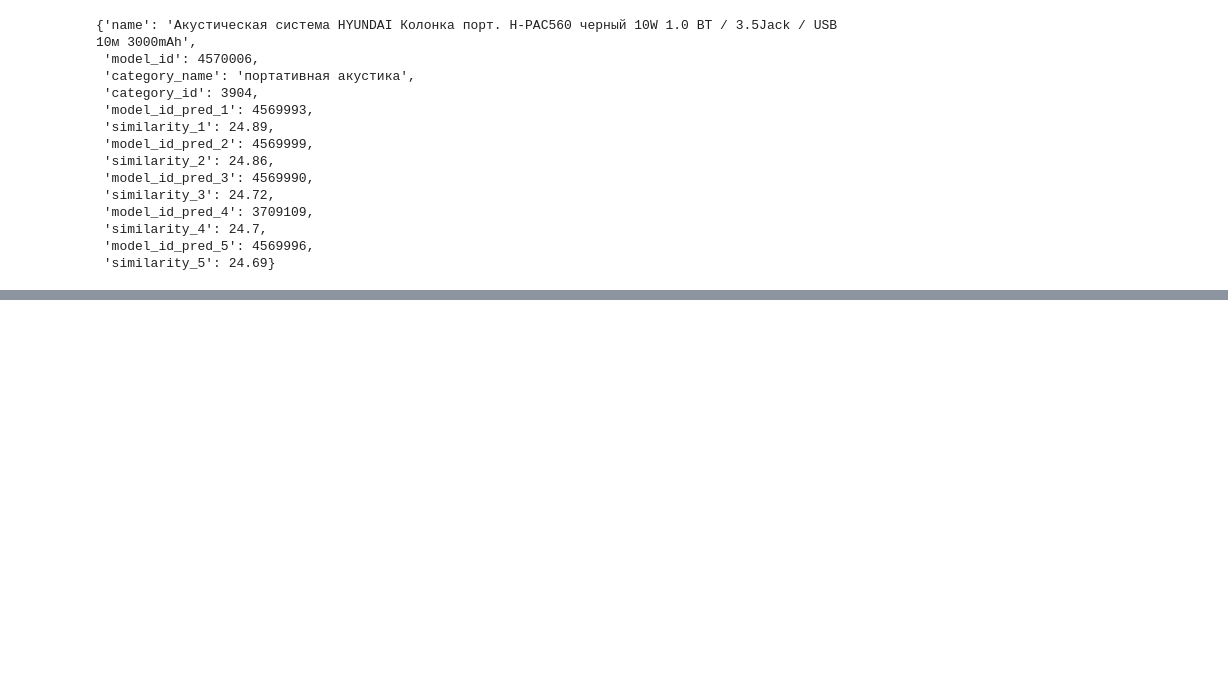
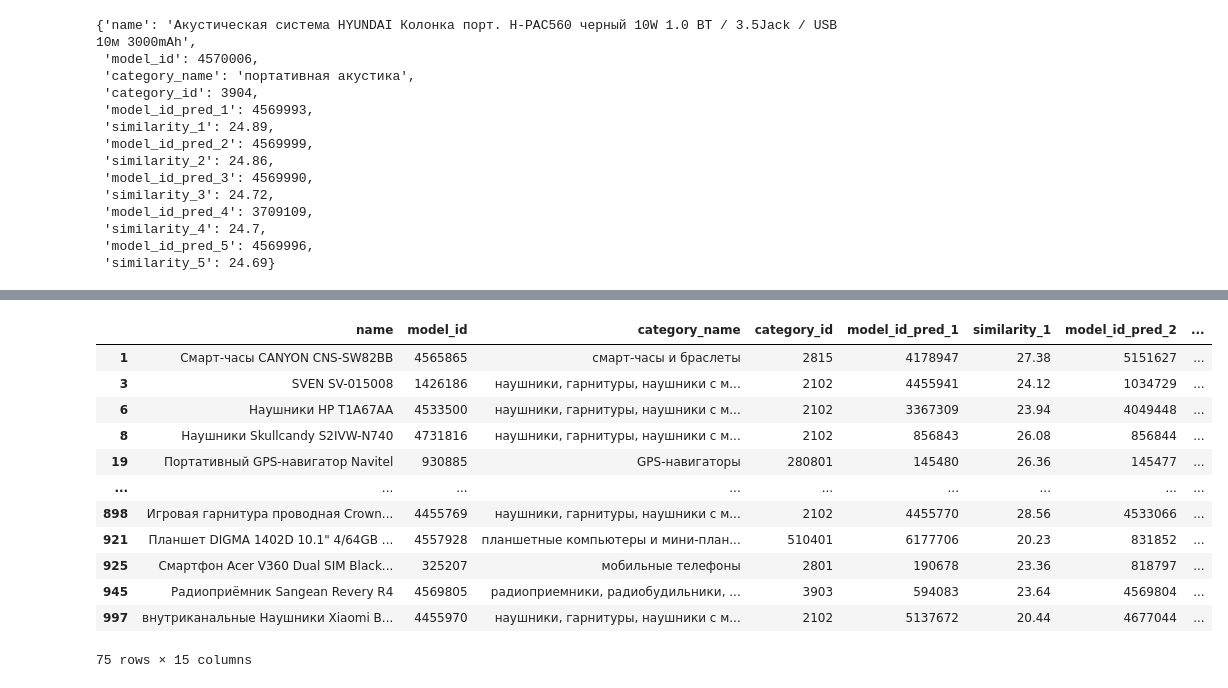
Before and after one commit to IgorSondors/ColBERT, a Jupyter notebook: EVAL/yes_no_data.ipynb, the cells around one changed output, grey strips where cells are left out. Drawn from its saved outputs; the diff is of its cells as text; code cells hidden in the pictures; blank space fills up the shorter version.

```diff
--- a/EVAL/yes_no_data.ipynb
+++ b/EVAL/yes_no_data.ipynb
@@ -257,0 +243,19 @@ df
+# %%
+df_1000_errors_2 = df_1000[df_1000.model_id_correct == 2.0]
+df_1000_errors_2.to_csv('/home/sondors/Documents/price/ColBERT/proverka/colbert-5387_offers_top_n_exclude_top5_yes_no_1000_errors_2.csv', sep=';', index=False)
+
+df_1000_errors_2
+# %% [output]
+|  | name | model_id | category_name | category_id | model_id_pred_1 | similarity_1 | model_id_pred_2 | ... |
+| 1 | Смарт-часы CANYON CNS-SW82BB | 4565865 | смарт-часы и браслеты | 2815 | 4178947 | 27.38 | 5151627 | ... |
+| 3 | SVEN SV-015008 | 1426186 | наушники, гарнитуры, наушники c м... | 2102 | 4455941 | 24.12 | 1034729 | ... |
+| 6 | Наушники HP T1A67AA | 4533500 | наушники, гарнитуры, наушники c м... | 2102 | 3367309 | 23.94 | 4049448 | ... |
+| 8 | Наушники Skullcandy S2IVW-N740 | 4731816 | наушники, гарнитуры, наушники c м... | 2102 | 856843 | 26.08 | 856844 | ... |
+| 19 | Портативный GPS-навигатор Navitel | 930885 | GPS-навигаторы | 280801 | 145480 | 26.36 | 145477 | ... |
+| ... | ... | ... | ... | ... | ... | ... | ... | ... |
+| 898 | Игровая гарнитура проводная Crown... | 4455769 | наушники, гарнитуры, наушники c м... | 2102 | 4455770 | 28.56 | 4533066 | ... |
+| 921 | Планшет DIGMA 1402D 10.1" 4/64GB ... | 4557928 | планшетные компьютеры и мини-план... | 510401 | 6177706 | 20.23 | 831852 | ... |
+| 925 | Смартфон Acer V360 Dual SIM Black... | 325207 | мобильные телефоны | 2801 | 190678 | 23.36 | 818797 | ... |
+| 945 | Радиоприёмник Sangean Revery R4 | 4569805 | радиоприемники, радиобудильники, ... | 3903 | 594083 | 23.64 | 4569804 | ... |
+| 997 | внутриканальные Наушники Xiaomi B... | 4455970 | наушники, гарнитуры, наушники c м... | 2102 | 5137672 | 20.44 | 4677044 | ... |
+75 rows × 15 columns
```
Also changed, not shown: parts of 14 cells of this notebook, 1 other file.
